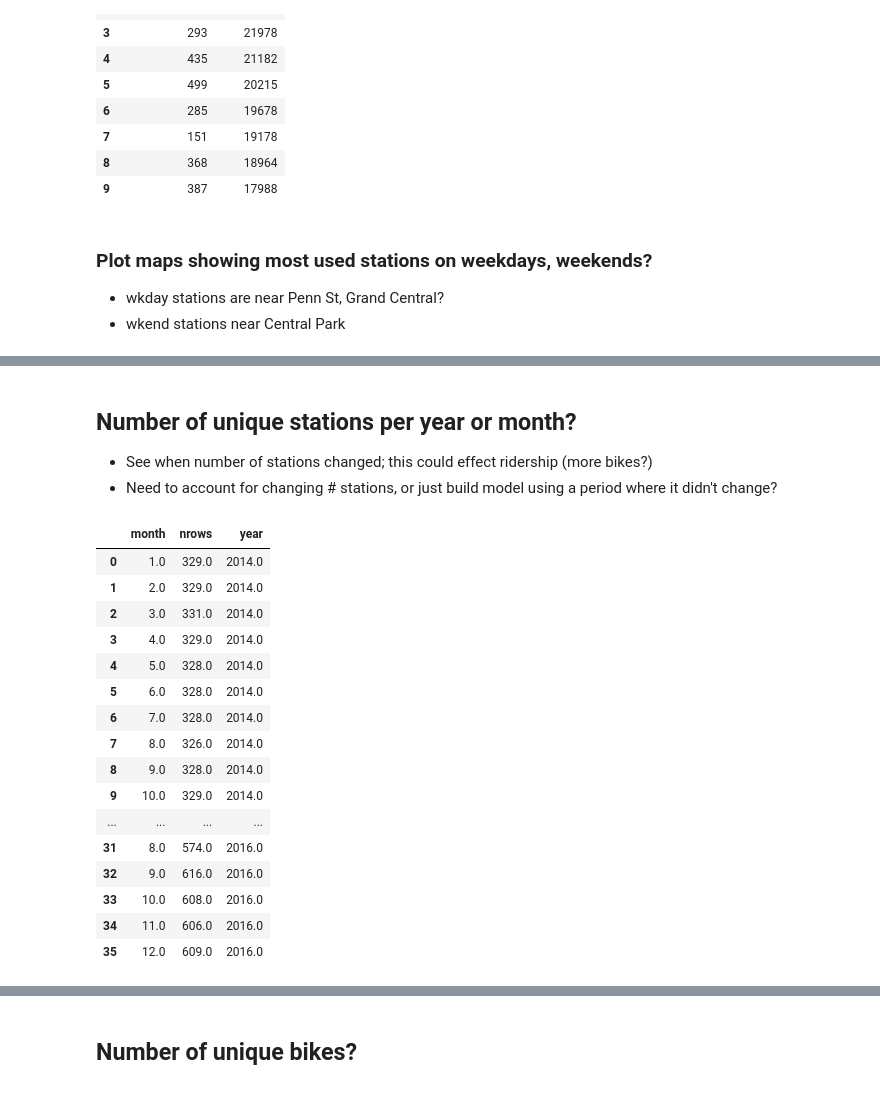
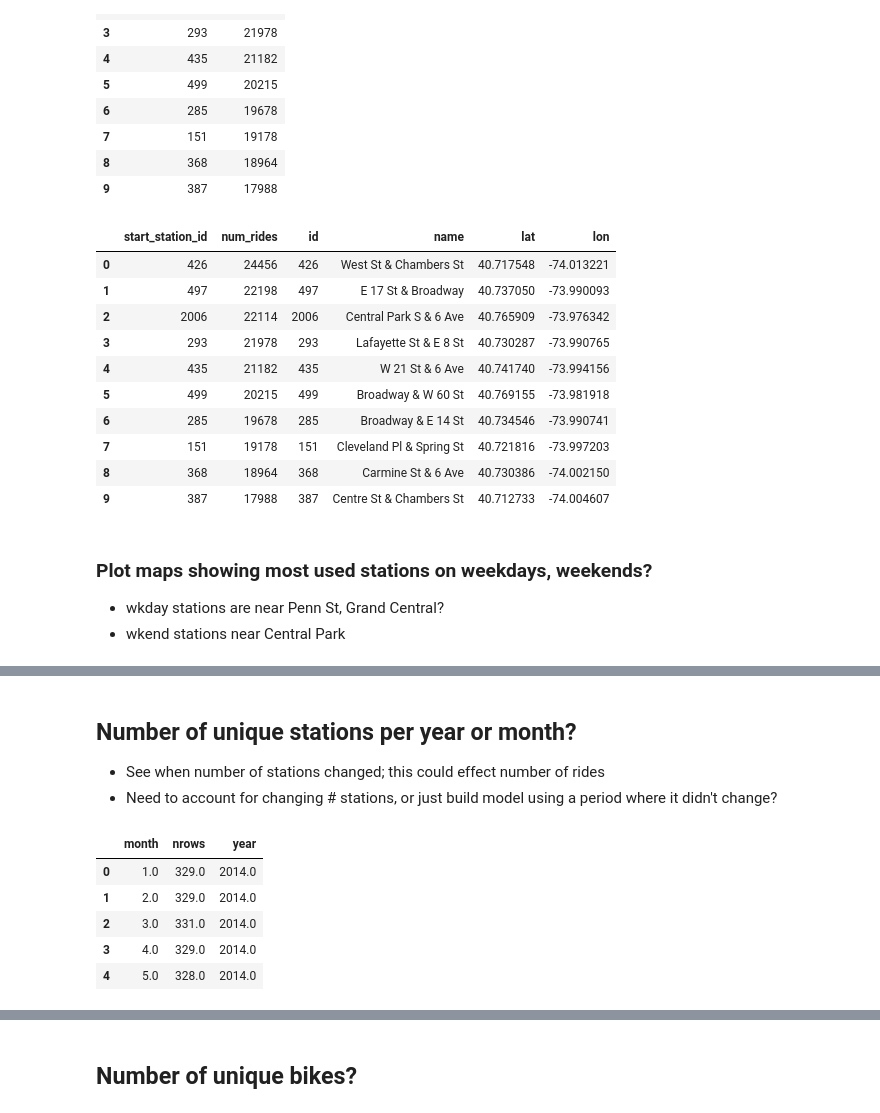
Before and after one commit to andypicke/Springboard_DataScience, a Jupyter notebook: Capstone_1/citibike_EDA.ipynb, the cells around one changed output, grey strips where cells are left out. Drawn from its saved outputs; the diff is of its cells as text; code cells hidden in the pictures.

```diff
--- a/Capstone_1/citibike_EDA.ipynb
+++ b/Capstone_1/citibike_EDA.ipynb
@@ -295,6 +330,23 @@ df_wkend.head(10)
 | 7 | 151 | 19178 |
 | 8 | 368 | 18964 |
 | 9 | 387 | 17988 |
+# %%
+df_sta = pd.read_sql_query('select distinct * from stations order by id',con)
+df_sta.drop_duplicates(['id'],inplace=True)
+df_merge = pd.merge(df_wkend,df_sta,left_on='start_station_id',right_on='id')
+df_merge.head(10)
+# %% [output]
+|  | start_station_id | num_rides | id | name | lat | lon |
+| 0 | 426 | 24456 | 426 | West St & Chambers St | 40.717548 | -74.013221 |
+| 1 | 497 | 22198 | 497 | E 17 St & Broadway | 40.737050 | -73.990093 |
+| 2 | 2006 | 22114 | 2006 | Central Park S & 6 Ave | 40.765909 | -73.976342 |
+| 3 | 293 | 21978 | 293 | Lafayette St & E 8 St | 40.730287 | -73.990765 |
+| 4 | 435 | 21182 | 435 | W 21 St & 6 Ave | 40.741740 | -73.994156 |
+| 5 | 499 | 20215 | 499 | Broadway & W 60 St | 40.769155 | -73.981918 |
+| 6 | 285 | 19678 | 285 | Broadway & E 14 St | 40.734546 | -73.990741 |
+| 7 | 151 | 19178 | 151 | Cleveland Pl & Spring St | 40.721816 | -73.997203 |
+| 8 | 368 | 18964 | 368 | Carmine St & 6 Ave | 40.730386 | -74.002150 |
+| 9 | 387 | 17988 | 387 | Centre St & Chambers St | 40.712733 | -74.004607 |
 # %% [markdown]
 ### Plot maps showing most used stations on weekdays, weekends?
 - wkday stations are near Penn St, Grand Central?
@@ -336,40 +391,29 @@ map_wkend
 [interactive output not drawn]
 # %% [markdown]
 ## Number of unique stations per year or month?
-- See when number of stations changed; this could effect ridership (more bikes?)
+- See when number of stations changed; this could effect number of rides
 - Need to account for changing # stations, or just build model using a period where it didn't change?
 # %%
 df_stat = pd.DataFrame(columns=['year','month','nrows'])
 #df_stat = pd.DataFrame(['year','month','nrows'])
 
 #month = 1
 #year = 2015
 query = 'SELECT distinct year, month, start_station_id FROM rides WHERE year=? AND month=? '
 
 for year in [2014,2015,2016]:
     for month in range(1,13):
         df = pd.read_sql_query(query, con, params=[year,month])
         newdf = pd.DataFrame({'year':[year],'month':[int(month)],'nrows':[int(len(df))]})
         df_stat = df_stat.append(newdf,ignore_index=True)
-df_stat
+df_stat.head()
 # %% [output]
 |  | month | nrows | year |
 | 0 | 1.0 | 329.0 | 2014.0 |
 | 1 | 2.0 | 329.0 | 2014.0 |
 | 2 | 3.0 | 331.0 | 2014.0 |
 | 3 | 4.0 | 329.0 | 2014.0 |
 | 4 | 5.0 | 328.0 | 2014.0 |
-| 5 | 6.0 | 328.0 | 2014.0 |
-| 6 | 7.0 | 328.0 | 2014.0 |
-| 7 | 8.0 | 326.0 | 2014.0 |
-| 8 | 9.0 | 328.0 | 2014.0 |
-| 9 | 10.0 | 329.0 | 2014.0 |
-| ... | ... | ... | ... |
-| 31 | 8.0 | 574.0 | 2016.0 |
-| 32 | 9.0 | 616.0 | 2016.0 |
-| 33 | 10.0 | 608.0 | 2016.0 |
-| 34 | 11.0 | 606.0 | 2016.0 |
-| 35 | 12.0 | 609.0 | 2016.0 |
 # %%
 plt.plot(df_stat.nrows)
 plt.grid();
```
Also changed, not shown: parts of 12 cells of this notebook, 2 other files.
